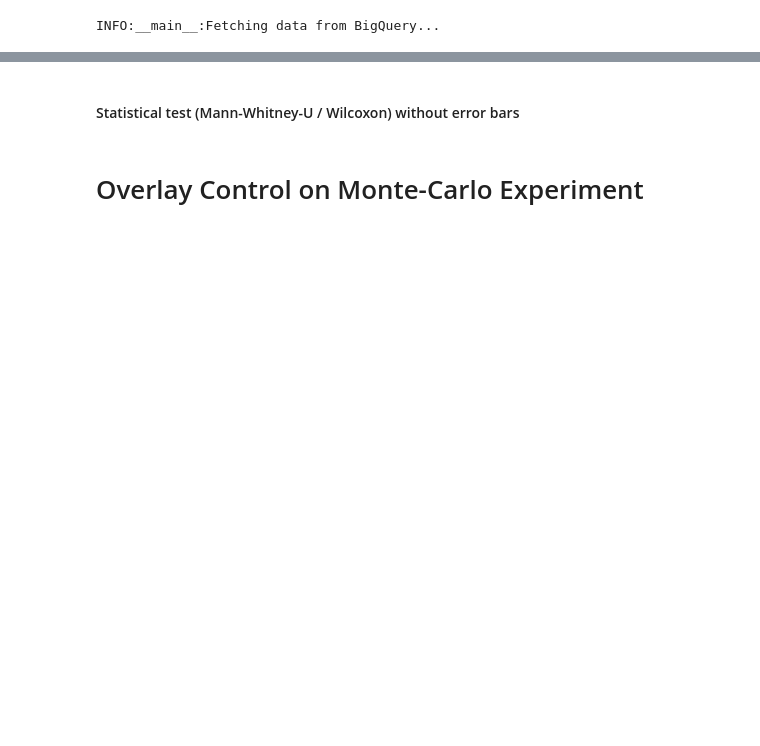
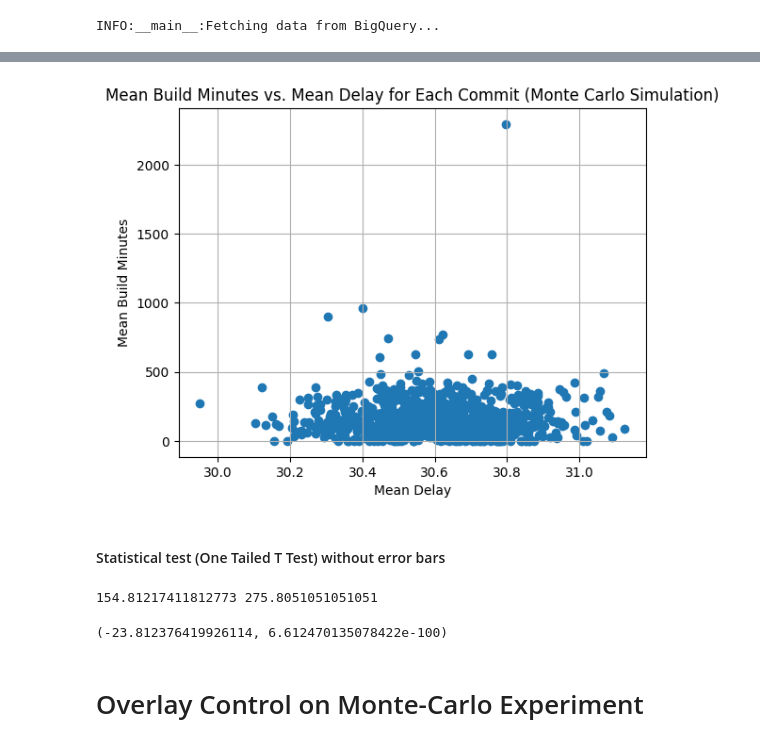
Before and after one commit to cs489-group-9/beam-analysis, a Jupyter notebook: merge-queues/analysis/expr_2_per_commit.ipynb, the cells around one changed output, grey strips where cells are left out. Saved outputs shown, nothing was run; the diff lists cells and outputs as text; code cells hidden in the pictures; blank space fills up the shorter version.

```diff
--- a/merge-queues/analysis/expr_2_per_commit.ipynb
+++ b/merge-queues/analysis/expr_2_per_commit.ipynb
@@ -162,27 +223,35 @@ aggregated_observations_df[aggregated_observations_df["build_minutes_mean"] > 80
 # %%
 # Drop outliers (anything below 600 and anything equal to 0)
 # Commits with build minutes equal to 0 likely made very minimal code changes or failed right before they began
 # Commits with build minutes above 1000 are outliers because they likely represent commits that spent a very long time running or caused a hung CI job.
-aggregated_observations_df = aggregated_observations_df[aggregated_observations_df["build_minutes_mean"] < 600]
-aggregated_observations_df = aggregated_observations_df[aggregated_observations_df["build_minutes_mean"] > 0]
+aggregated_observations_df = aggregated_observations_df[aggregated_observations_df["build_minutes_mean"] < 5000]
+control_df = control_df[control_df["build_minutes"] < 5000]
 
 plt.scatter(aggregated_observations_df["delay_mean"], aggregated_observations_df["build_minutes_mean"])
 plt.title('Mean Build Minutes vs. Mean Delay for Each Commit (Monte Carlo Simulation)')
 plt.ylabel('Mean Build Minutes')
 plt.xlabel('Mean Delay')
 plt.grid(True)
 plt.show()
+# %% [output]
+[figure, added]
 # %% [markdown]
-#### Statistical test (Mann-Whitney-U / Wilcoxon) without error bars
+#### Statistical test (One Tailed T Test) without error bars
 # %%
-control_build_minutes = control_df["build_minutes"]
-print(control_build_minutes)
-merge_queue_build_minutes = aggregated_observations_df["build_minutes_mean"]
-print(merge_queue_build_minutes)
+merged_df = aggregated_observations_df.merge(control_df, on="commit", how="inner")
 
-# We just want to know if the merge queue build minutes are greater than the control build minutes
-u_statistic, p_value = stats.mannwhitneyu(merge_queue_build_minutes, control_build_minutes, alternative="less")
-u_statistic, p_value
+merge_queue_build_minutes = merged_df["build_minutes_mean"]
+control_build_minutes = merged_df["build_minutes"]
+
+print(np.mean(merge_queue_build_minutes), np.mean(control_build_minutes))
+
+# We just want to know if the merge queue build minutes are less than the control build minutes
+statistic, p_value = stats.ttest_rel(merge_queue_build_minutes, control_build_minutes, alternative='less')
+statistic, p_value
+merged_df.to_csv("merged_df.csv", index=False)
+# %% [output]
+154.81217411812773 275.8051051051051
+(-23.812376419926114, 6.612470135078422e-100)
 # %% [markdown]
 # Overlay Control on Monte-Carlo Experiment
 # %%
```
Also changed, not shown: parts of 13 cells of this notebook, 1 other file.
